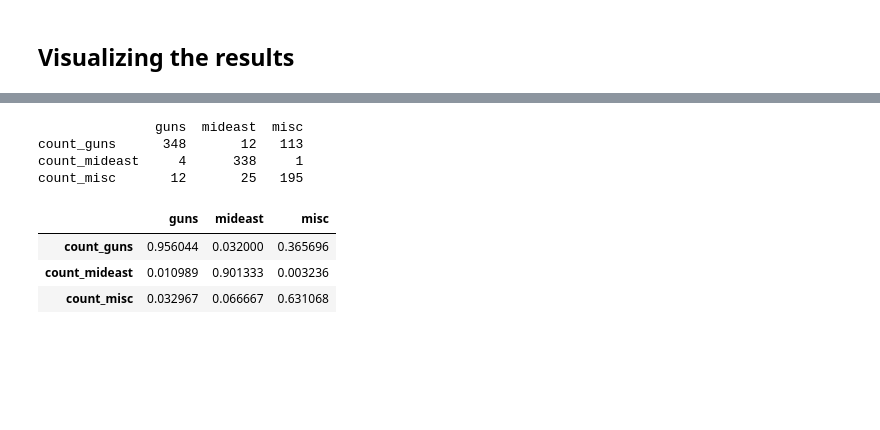
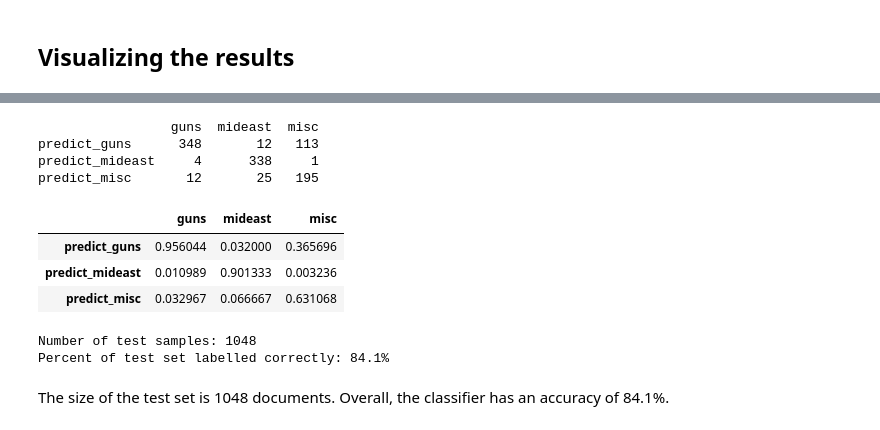
Before and after one commit to csiu/datasci, a Jupyter notebook: text/2015-07-25_document-classification_nb.ipynb, the cells around one changed output, grey strips where cells are left out. Saved outputs shown, nothing was run; the diff lists cells and outputs as text; code cells hidden in the pictures; blank space fills up the shorter version.

`````diff
--- a/text/2015-07-25_document-classification_nb.ipynb
+++ b/text/2015-07-25_document-classification_nb.ipynb
@@ -162,5 +191,9 @@ with open('dc-results/naivebayes.json', 'w') as out:
 ````
 # %% [markdown]
 ## Visualizing the results
+# %%
+import json
+with open('dc-results/naivebayes.json') as f:
+    results = json.load(f)
 # %%
 import pandas as pd
@@ -173,22 +206,32 @@ import pandas as pd
 # %%
 r = {k:v['results'] for k,v in results.iteritems()}
 df = pd.DataFrame.from_dict(r)#, orient="index")
-df.index = ['count_guns', 'count_mideast', 'count_misc']
-print df
+df.index = ['predict_guns', 'predict_mideast', 'predict_misc']
+dfcounts = deepcopy(df)
+print dfcounts
 
 if (sum(df.guns) != 0): df.guns = df.guns / sum(df.guns)
 if (sum(df.mideast) != 0): df.mideast = df.mideast / sum(df.mideast)
 if (sum(df.misc) != 0): df.misc = df.misc / sum(df.misc)
 df
 # %% [output]
-               guns  mideast  misc
-count_guns      348       12   113
-count_mideast     4      338     1
-count_misc       12       25   195
+                 guns  mideast  misc
+predict_guns      348       12   113
+predict_mideast     4      338     1
+predict_misc       12       25   195
 |  | guns | mideast | misc |
-| count_guns | 0.956044 | 0.032000 | 0.365696 |
-| count_mideast | 0.010989 | 0.901333 | 0.003236 |
-| count_misc | 0.032967 | 0.066667 | 0.631068 |
+| predict_guns | 0.956044 | 0.032000 | 0.365696 |
+| predict_mideast | 0.010989 | 0.901333 | 0.003236 |
+| predict_misc | 0.032967 | 0.066667 | 0.631068 |
+# %%
+_total = sum(sum(dfcounts.values))
+print 'Number of test samples: %d' % _total
+print 'Percent of test set labelled correctly: %0.1f%%' % (sum(np.diagonal(dfcounts)) / _total * 100)
+# %% [output]
+Number of test samples: 1048
+Percent of test set labelled correctly: 84.1%
+# %% [markdown]
+The size of the test set is 1048 documents. Overall, the classifier has an accuracy of 84.1%.
 # %%
 %%R -i df
 
`````
Also changed, not shown: parts of 11 cells of this notebook.
